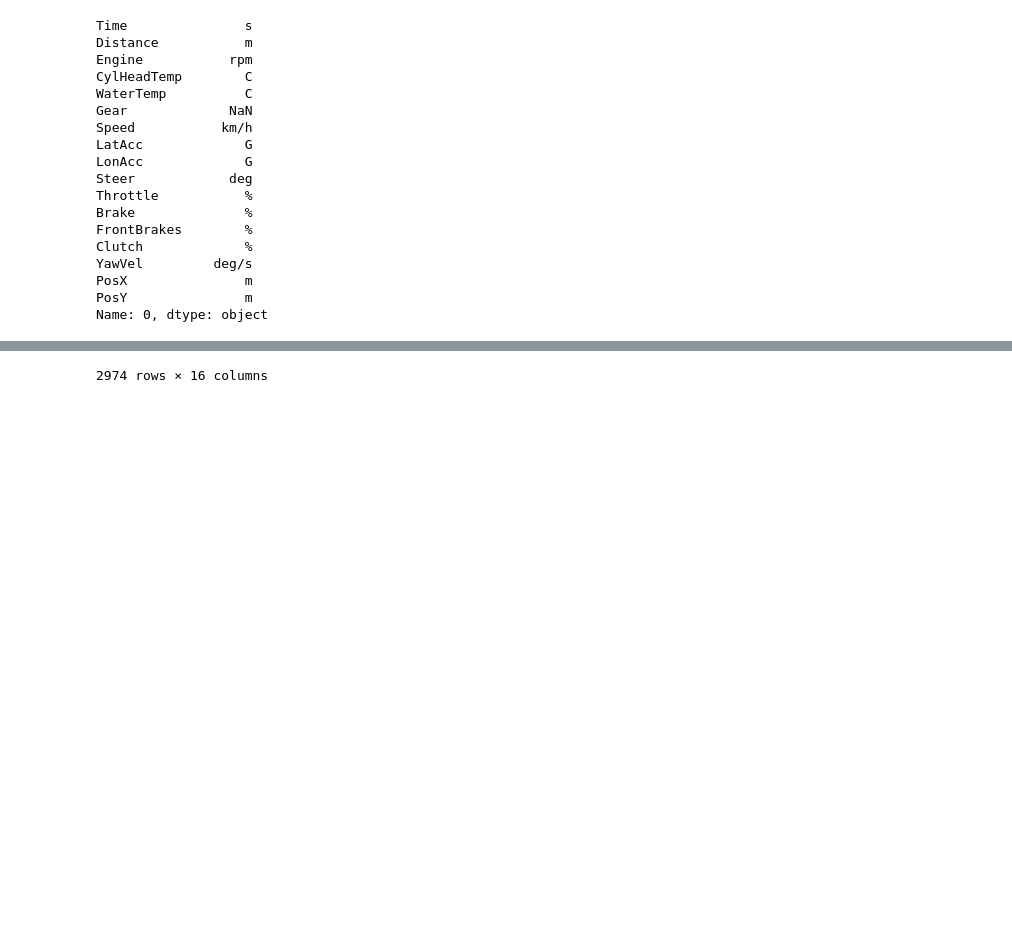
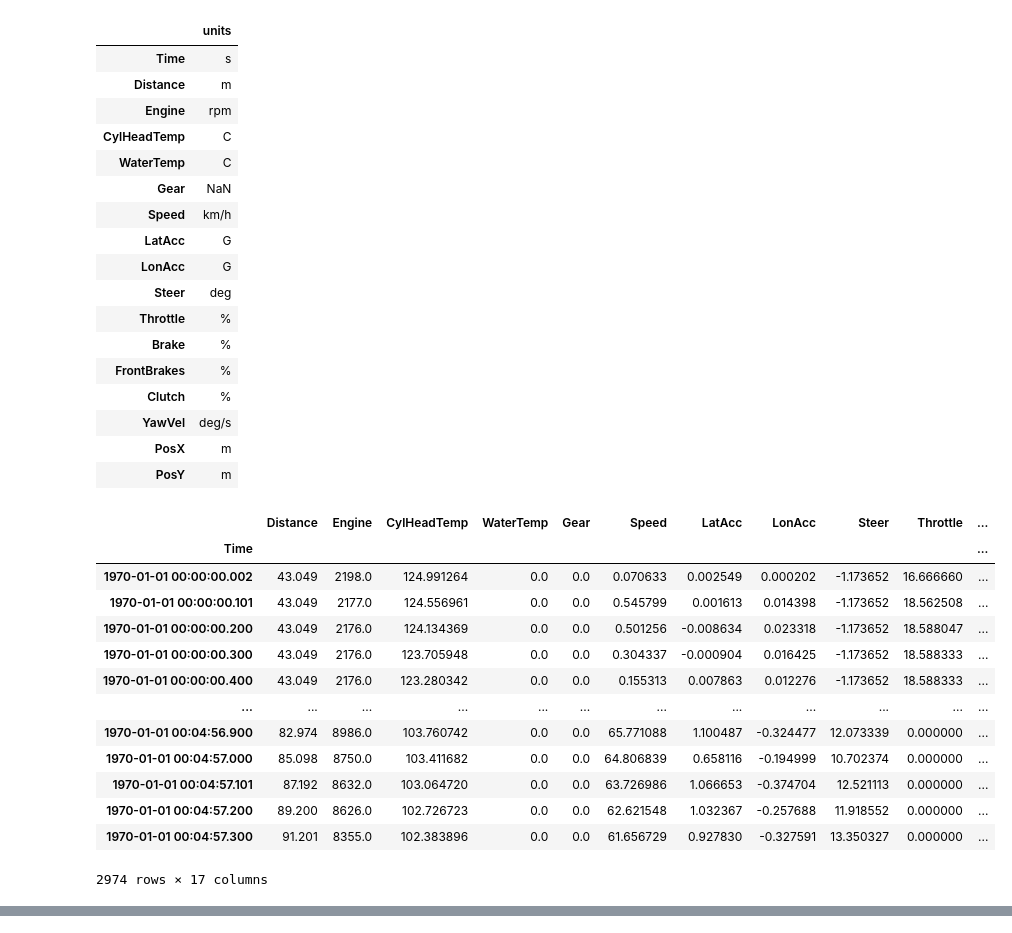
Before and after one commit to scls19fr/krp_python_telemetry, a Jupyter notebook: telemetry.ipynb, the cells around one changed output, grey strips where cells are left out. Drawn from its saved outputs; the diff is of its cells as text; code cells hidden in the pictures; blank space fills up the shorter version.

```diff
--- a/telemetry.ipynb
+++ b/telemetry.ipynb
@@ -3,11 +6,25 @@ import pandas as pd
 # %%
 fname = "Logdata Essay mini60 2023-10-31.csv"
 
-df = pd.read_csv(fname, skiprows=12)
-units = df.iloc[0, :]
-print(units)
-cols = df.columns
-df = df.drop(0)
-df = df.set_index("Time")
-df
+def load_krp_file(fname):
+    nrows = 12
+    df_head = pd.read_csv(fname, nrows=nrows, names=["key", "value"])
+    df_head = df_head.set_index("key")
+    df = pd.read_csv(fname, skiprows=nrows)
+    units = df.iloc[0, :]
+    units.name = "units"
+    cols = df.columns
+    df = df.drop(0)
+    for col in df.columns:
+        df[col] = df[col].astype(float)
+    df["Time"] = pd.to_datetime(df["Time"], unit="s")
+    #df["Time"] = pd.to_timedelta(df["Time"], unit="s")
+    df = df.set_index("Time")
+    df["Lap"] = ((df["Distance"] - df["Distance"].shift()) < 0).astype(int).cumsum()
+    return df_head, units.to_frame(), df
+
+df_head, df_units, df = load_krp_file(fname)
+display(df_head)
+display(df_units)
+display(df)
 # %% [output]
@@ -14,18 +45,32 @@ df
+|  | units |
+| Time | s |
+| Distance | m |
+| Engine | rpm |
+| CylHeadTemp | C |
+| WaterTemp | C |
+| Gear | NaN |
+| Speed | km/h |
+| LatAcc | G |
+| LonAcc | G |
+| Steer | deg |
+| Throttle | % |
+| Brake | % |
+| FrontBrakes | % |
+| Clutch | % |
+| YawVel | deg/s |
+| PosX | m |
+| PosY | m |
+|  | Distance | Engine | CylHeadTemp | WaterTemp | Gear | Speed | LatAcc | LonAcc | Steer | Throttle | ... |
+| Time |  |  |  |  |  |  |  |  |  |  | ... |
+| 1970-01-01 00:00:00.002 | 43.049 | 2198.0 | 124.991264 | 0.0 | 0.0 | 0.070633 | 0.002549 | 0.000202 | -1.173652 | 16.666660 | ... |
+| 1970-01-01 00:00:00.101 | 43.049 | 2177.0 | 124.556961 | 0.0 | 0.0 | 0.545799 | 0.001613 | 0.014398 | -1.173652 | 18.562508 | ... |
+| 1970-01-01 00:00:00.200 | 43.049 | 2176.0 | 124.134369 | 0.0 | 0.0 | 0.501256 | -0.008634 | 0.023318 | -1.173652 | 18.588047 | ... |
+| 1970-01-01 00:00:00.300 | 43.049 | 2176.0 | 123.705948 | 0.0 | 0.0 | 0.304337 | -0.000904 | 0.016425 | -1.173652 | 18.588333 | ... |
+| 1970-01-01 00:00:00.400 | 43.049 | 2176.0 | 123.280342 | 0.0 | 0.0 | 0.155313 | 0.007863 | 0.012276 | -1.173652 | 18.588333 | ... |
+| ... | ... | ... | ... | ... | ... | ... | ... | ... | ... | ... | ... |
+| 1970-01-01 00:04:56.900 | 82.974 | 8986.0 | 103.760742 | 0.0 | 0.0 | 65.771088 | 1.100487 | -0.324477 | 12.073339 | 0.000000 | ... |
+| 1970-01-01 00:04:57.000 | 85.098 | 8750.0 | 103.411682 | 0.0 | 0.0 | 64.806839 | 0.658116 | -0.194999 | 10.702374 | 0.000000 | ... |
+| 1970-01-01 00:04:57.101 | 87.192 | 8632.0 | 103.064720 | 0.0 | 0.0 | 63.726986 | 1.066653 | -0.374704 | 12.521113 | 0.000000 | ... |
+| 1970-01-01 00:04:57.200 | 89.200 | 8626.0 | 102.726723 | 0.0 | 0.0 | 62.621548 | 1.032367 | -0.257688 | 11.918552 | 0.000000 | ... |
+| 1970-01-01 00:04:57.300 | 91.201 | 8355.0 | 102.383896 | 0.0 | 0.0 | 61.656729 | 0.927830 | -0.327591 | 13.350327 | 0.000000 | ... |
-Time               s
-Distance           m
-Engine           rpm
-CylHeadTemp        C
-WaterTemp          C
-Gear             NaN
-Speed           km/h
-LatAcc             G
-LonAcc             G
-Steer            deg
-Throttle           %
-Brake              %
-FrontBrakes        %
-Clutch             %
-YawVel         deg/s
-PosX               m
-PosY               m
-Name: 0, dtype: object
+2974 rows × 17 columns
@@ -45 +76,0 @@ Name: 0, dtype: object
-2974 rows × 16 columns
```
Also changed, not shown: parts of 11 cells of this notebook.
